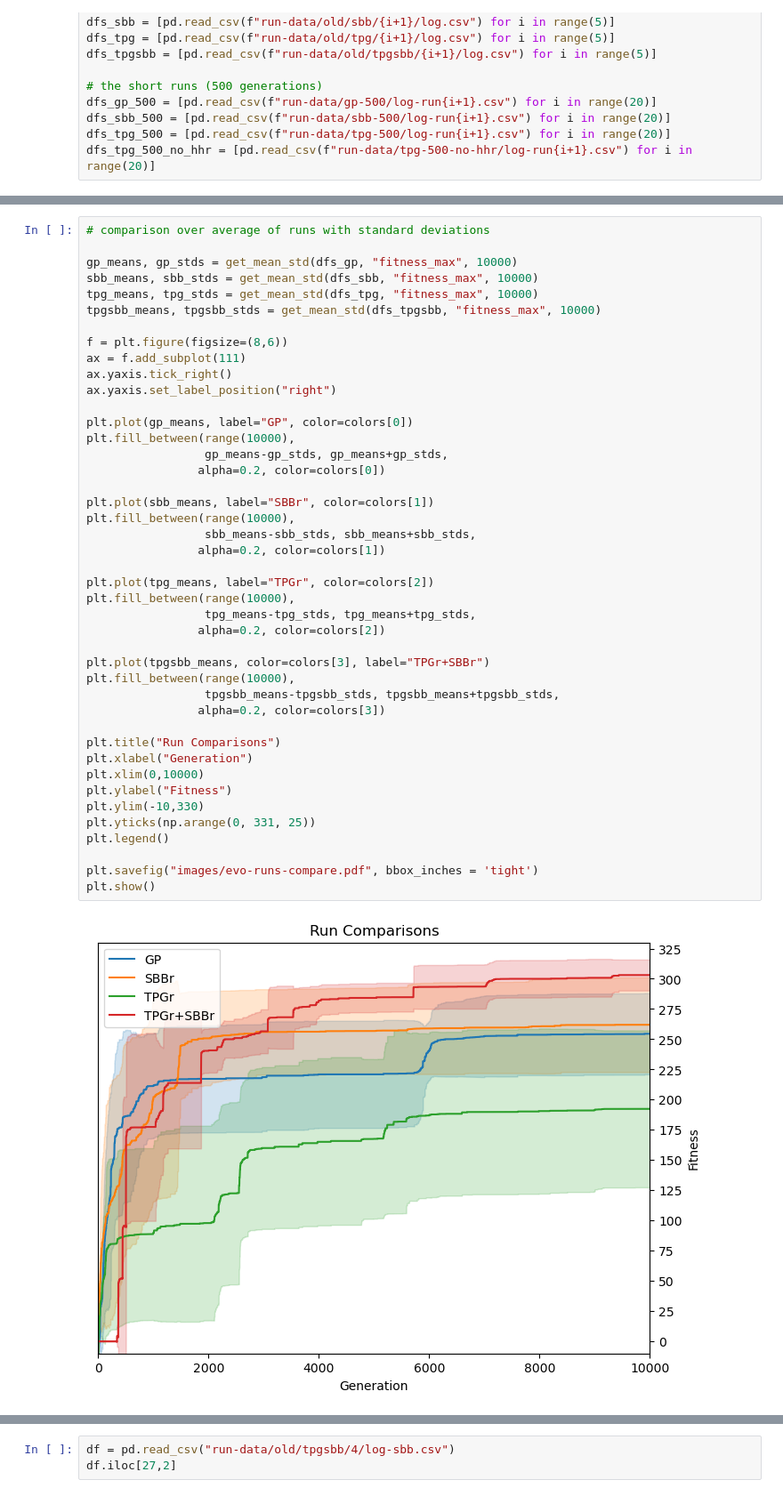
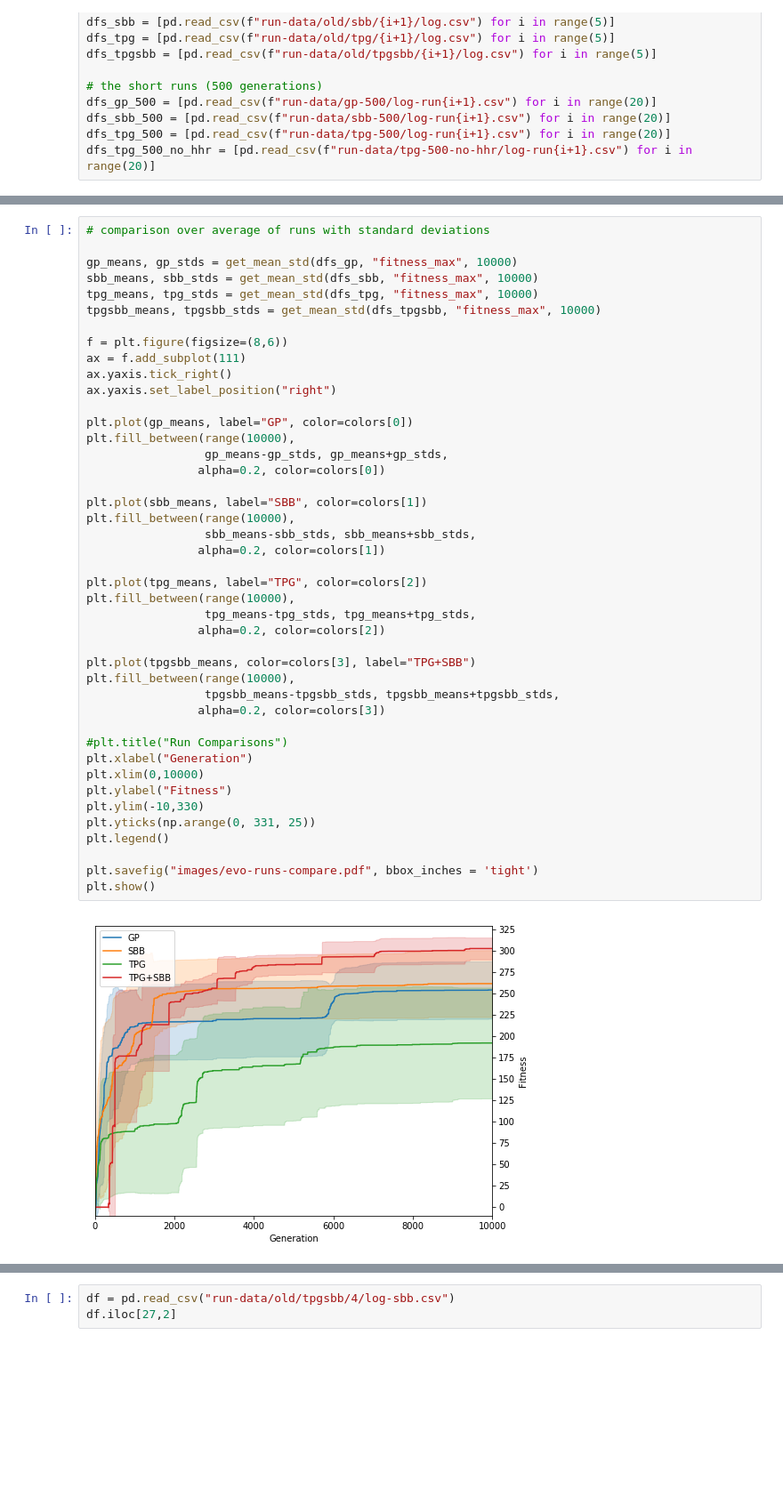
Before and after one commit to Ryan-Amaral/gp-bipedal-walker-analysis, a Jupyter notebook: basic_analysis.ipynb, the cells around one changed output, grey strips where cells are left out. Shown at 89% size. Cells and saved outputs as stored; diff of their text form; blank space fills up the shorter version.

Commit message:
updated graphics for paper

```diff
--- a/basic_analysis.ipynb
+++ b/basic_analysis.ipynb
@@ -222,38 +222,38 @@ ax = f.add_subplot(111)
 ax.yaxis.tick_right()
 ax.yaxis.set_label_position("right")
 
 plt.plot(gp_means, label="GP", color=colors[0])
 plt.fill_between(range(10000),
                  gp_means-gp_stds, gp_means+gp_stds,
                 alpha=0.2, color=colors[0])
 
-plt.plot(sbb_means, label="SBBr", color=colors[1])
+plt.plot(sbb_means, label="SBB", color=colors[1])
 plt.fill_between(range(10000),
                  sbb_means-sbb_stds, sbb_means+sbb_stds,
                 alpha=0.2, color=colors[1])
 
-plt.plot(tpg_means, label="TPGr", color=colors[2])
+plt.plot(tpg_means, label="TPG", color=colors[2])
 plt.fill_between(range(10000),
                  tpg_means-tpg_stds, tpg_means+tpg_stds,
                 alpha=0.2, color=colors[2])
 
-plt.plot(tpgsbb_means, color=colors[3], label="TPGr+SBBr")
+plt.plot(tpgsbb_means, color=colors[3], label="TPG+SBB")
 plt.fill_between(range(10000),
                  tpgsbb_means-tpgsbb_stds, tpgsbb_means+tpgsbb_stds,
                 alpha=0.2, color=colors[3])
 
-plt.title("Run Comparisons")
+#plt.title("Run Comparisons")
 plt.xlabel("Generation")
 plt.xlim(0,10000)
 plt.ylabel("Fitness")
 plt.ylim(-10,330)
 plt.yticks(np.arange(0, 331, 25))
 plt.legend()
 
 plt.savefig("images/evo-runs-compare.pdf", bbox_inches = 'tight')
 plt.show()
 # %% [output]
-[figure, old version]
+[figure, new version]
 # %%
 # comparison over average of short runs with standard deviations
 
```
Also changed, not shown: parts of 16 cells of this notebook, 23 other files.
